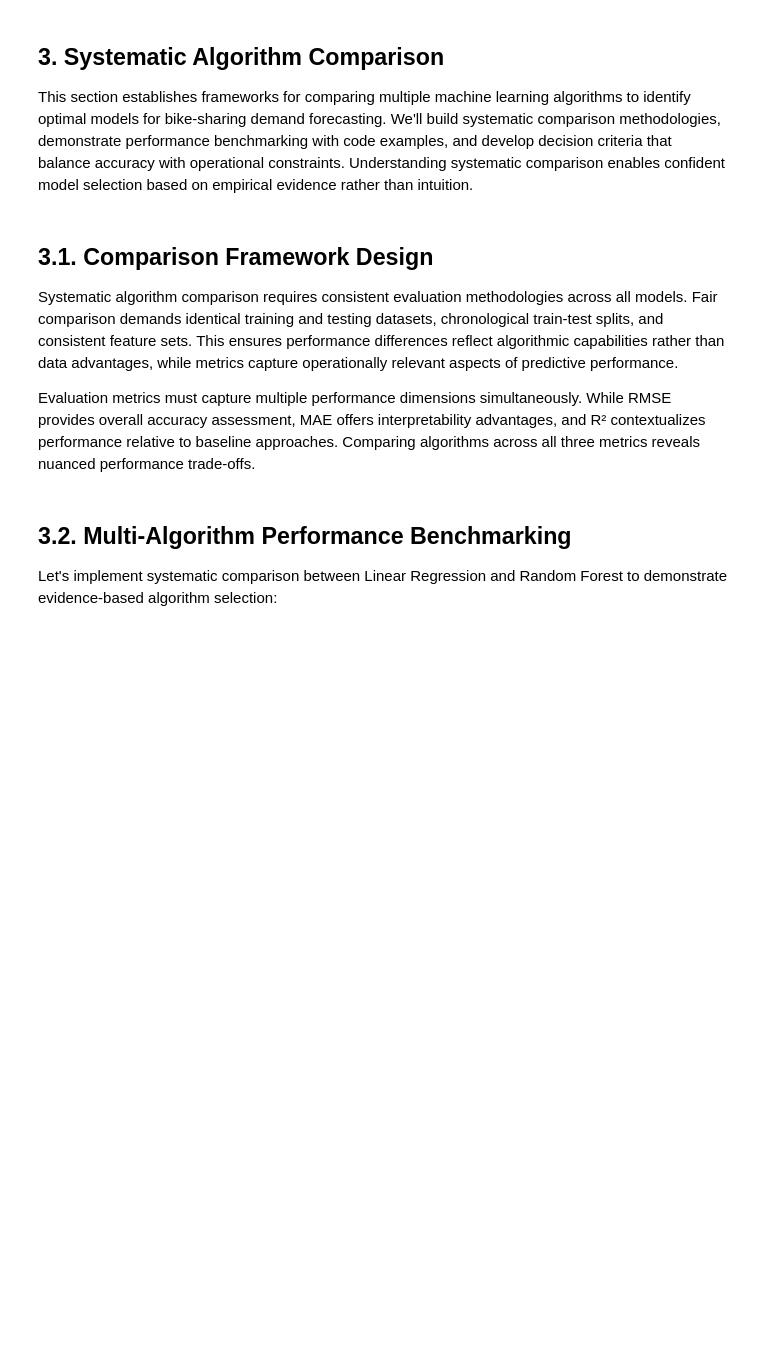
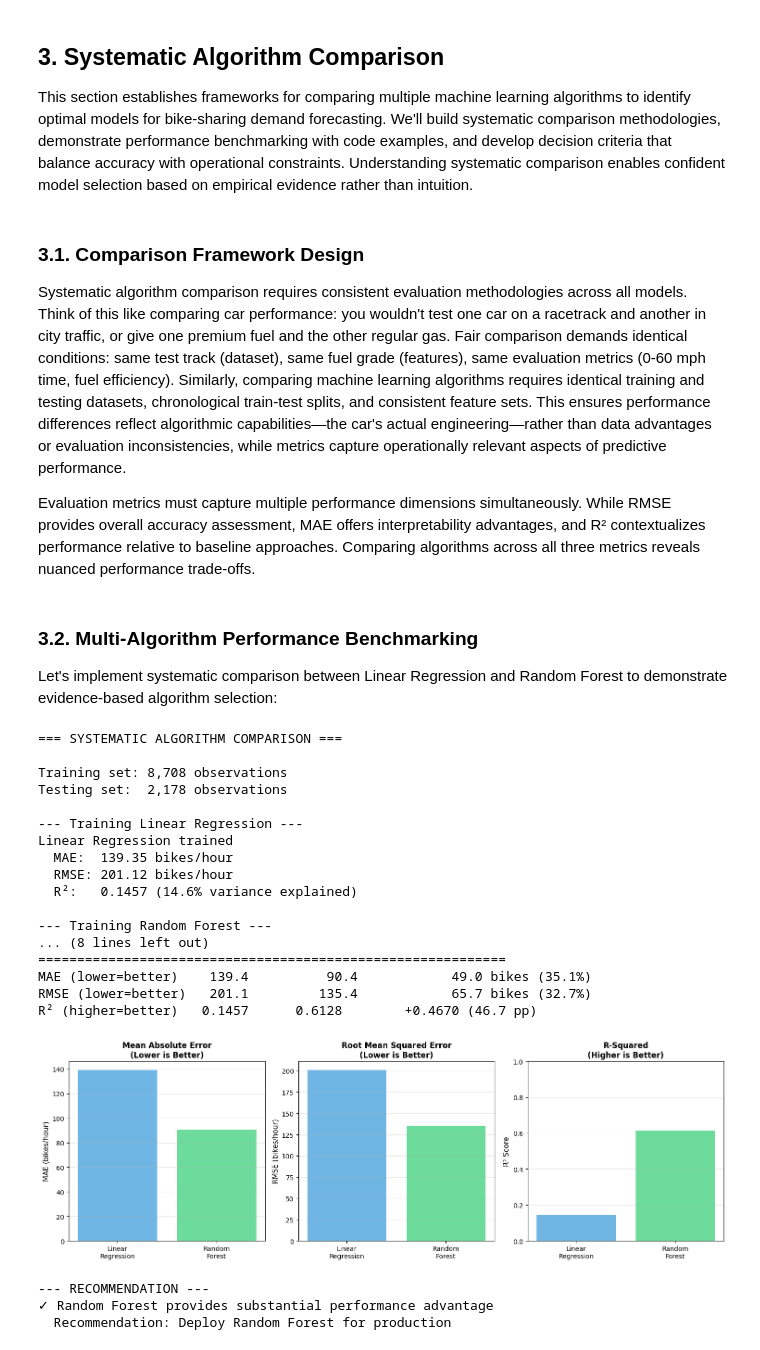
Before and after one commit to pmarcelino/predictive-modeling, a Jupyter notebook: module-05/lecture-10-text.ipynb, the cells around one changed output. Drawn from its saved outputs; the diff is of its cells as text; code cells hidden in the pictures; blank space fills up the shorter version.

```diff
--- a/module-05/lecture-10-text.ipynb
+++ b/module-05/lecture-10-text.ipynb
@@ -416,13 +497,13 @@ R² provides essential context for strategic planning confidence. An R² of 0.61
 
 This section establishes frameworks for comparing multiple machine learning algorithms to identify optimal models for bike-sharing demand forecasting. We'll build systematic comparison methodologies, demonstrate performance benchmarking with code examples, and develop decision criteria that balance accuracy with operational constraints. Understanding systematic comparison enables confident model selection based on empirical evidence rather than intuition.
 # %% [markdown]
-## 3.1. Comparison Framework Design
+### 3.1. Comparison Framework Design
 
-Systematic algorithm comparison requires consistent evaluation methodologies across all models. Fair comparison demands identical training and testing datasets, chronological train-test splits, and consistent feature sets. This ensures performance differences reflect algorithmic capabilities rather than data advantages, while metrics capture operationally relevant aspects of predictive performance.
+Systematic algorithm comparison requires consistent evaluation methodologies across all models. Think of this like comparing car performance: you wouldn't test one car on a racetrack and another in city traffic, or give one premium fuel and the other regular gas. Fair comparison demands identical conditions: same test track (dataset), same fuel grade (features), same evaluation metrics (0-60 mph time, fuel efficiency). Similarly, comparing machine learning algorithms requires identical training and testing datasets, chronological train-test splits, and consistent feature sets. This ensures performance differences reflect algorithmic capabilities—the car's actual engineering—rather than data advantages or evaluation inconsistencies, while metrics capture operationally relevant aspects of predictive performance.
 
 Evaluation metrics must capture multiple performance dimensions simultaneously. While RMSE provides overall accuracy assessment, MAE offers interpretability advantages, and R² contextualizes performance relative to baseline approaches. Comparing algorithms across all three metrics reveals nuanced performance trade-offs.
 # %% [markdown]
-## 3.2. Multi-Algorithm Performance Benchmarking
+### 3.2. Multi-Algorithm Performance Benchmarking
 
 Let's implement systematic comparison between Linear Regression and Random Forest to demonstrate evidence-based algorithm selection:
 # %%
@@ -497,18 +578,6 @@ print(f"MAE (lower=better)   {lr_mae:>6.1f}        {rf_mae:>6.1f}          {lr_m
 print(f"RMSE (lower=better)  {lr_rmse:>6.1f}        {rf_rmse:>6.1f}          {lr_rmse-rf_rmse:>6.1f} bikes ({(lr_rmse-rf_rmse)/lr_rmse*100:.1f}%)")
 print(f"R² (higher=better)   {lr_r2:>6.4f}      {rf_r2:>6.4f}        +{rf_r2-lr_r2:.4f} ({(rf_r2-lr_r2)*100:.1f} pp)")
 
-# Business Impact Translation
-print("\n--- BUSINESS IMPACT TRANSLATION ---")
-mae_improvement = lr_mae - rf_mae
-print(f"MAE improvement: {mae_improvement:.0f} bikes/hour")
-print(f"  • {mae_improvement:.0f} fewer bikes per redistribution truck")
-print(f"  • ~${mae_improvement * 50 * 24 * 30 / 1000:.0f}K monthly savings (600-station network)")
-
-rmse_improvement_pct = (lr_rmse - rf_rmse) / lr_rmse
-print(f"\nRMSE improvement: {rmse_improvement_pct*100:.1f}%")
-print(f"  • ~{rmse_improvement_pct * 12:.1f}% revenue increase through availability optimization")
-print(f"  • ~${2_000_000 * rmse_improvement_pct * 0.12:.0f}K additional annual revenue")
-
 # Visualization
 fig, axes = plt.subplots(1, 3, figsize=(15, 5))
 
@@ -520,33 +589,55 @@ axes[0].set_title('Mean Absolute Error\n(Lower is Better)', fontsize=12, fontwei
 axes[0].grid(axis='y', alpha=0.3)
 
 # Plot 2: RMSE Comparison
 axes[1].bar(['Linear\nRegression', 'Random\nForest'], [lr_rmse, rf_rmse],
             color=['#3498DB', '#2ECC71'], alpha=0.7)
 axes[1].set_ylabel('RMSE (bikes/hour)', fontsize=11)
 axes[1].set_title('Root Mean Squared Error\n(Lower is Better)', fontsize=12, fontweight='bold')
 axes[1].grid(axis='y', alpha=0.3)
 
 # Plot 3: R² Comparison
 axes[2].bar(['Linear\nRegression', 'Random\nForest'], [lr_r2, rf_r2],
             color=['#3498DB', '#2ECC71'], alpha=0.7)
 axes[2].set_ylabel('R² Score', fontsize=11)
 axes[2].set_title('R-Squared\n(Higher is Better)', fontsize=12, fontweight='bold')
 axes[2].set_ylim(0, 1)
 axes[2].grid(axis='y', alpha=0.3)
 
 plt.tight_layout()
 plt.show()
 
 print("\n--- RECOMMENDATION ---")
 if rf_r2 > lr_r2 * 1.2:  # 20% improvement
     print("✓ Random Forest provides substantial performance advantage")
     print("  Recommendation: Deploy Random Forest for production")
 elif rf_r2 > lr_r2 * 1.05:  # 5% improvement
     print("✓ Random Forest shows moderate improvement")
     print("  Recommendation: Consider RF if interpretability not critical")
 else:
     print("⚠ Marginal improvement may not justify RF complexity")
     print("  Recommendation: Consider Linear Regression for interpretability")
+# %% [output]
+=== SYSTEMATIC ALGORITHM COMPARISON ===
+
+Training set: 8,708 observations
+Testing set:  2,178 observations
+
+--- Training Linear Regression ---
+Linear Regression trained
+  MAE:  139.35 bikes/hour
+  RMSE: 201.12 bikes/hour
+  R²:   0.1457 (14.6% variance explained)
+
+--- Training Random Forest ---
+... (8 lines left out)
+============================================================
+MAE (lower=better)    139.4          90.4            49.0 bikes (35.1%)
+RMSE (lower=better)   201.1         135.4            65.7 bikes (32.7%)
+R² (higher=better)   0.1457      0.6128        +0.4670 (46.7 pp)
+[figure, added]
+--- RECOMMENDATION ---
+✓ Random Forest provides substantial performance advantage
+  Recommendation: Deploy Random Forest for production
 # %% [markdown]
 **What this demonstrates:**
 - **Systematic comparison** - identical data, consistent evaluation across algorithms
```
Also changed, not shown: parts of 20 cells of this notebook.
